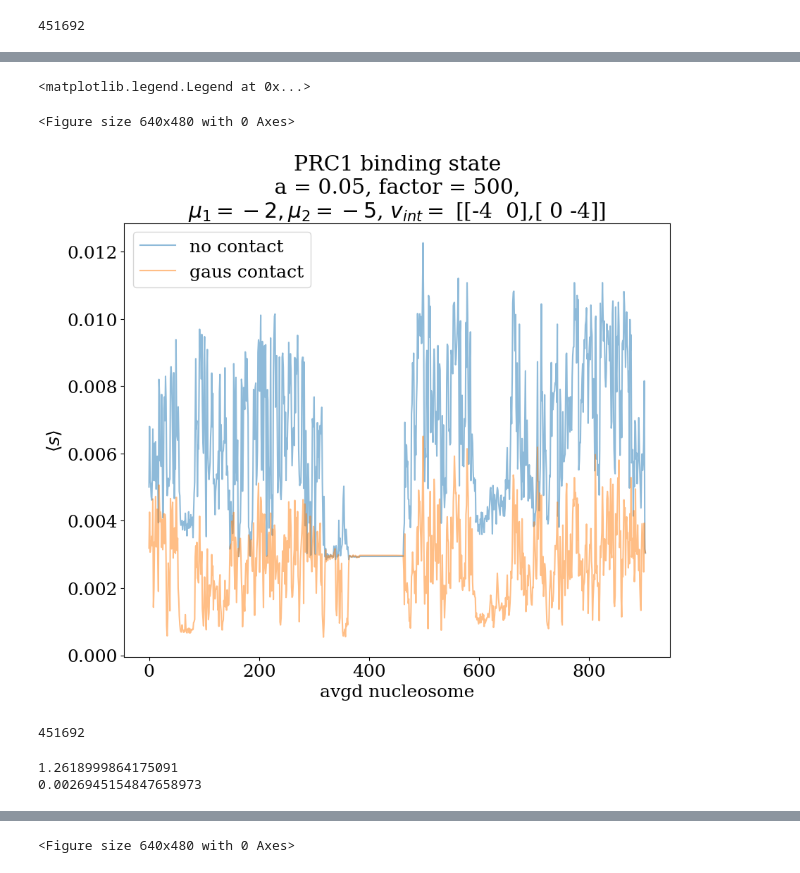
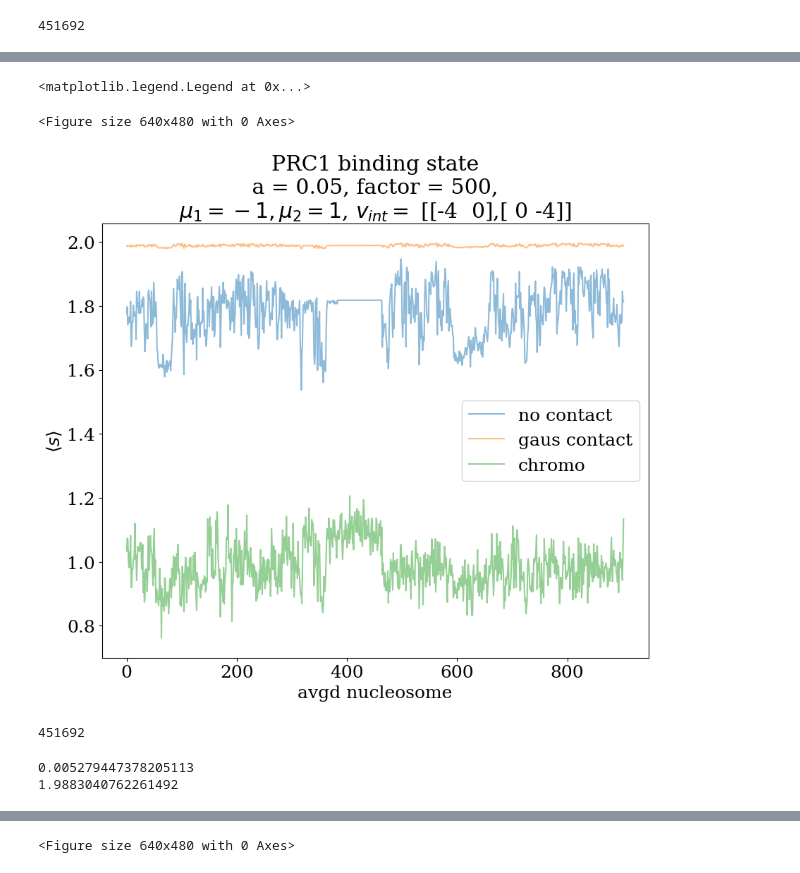
Before and after one commit to tmhabte/wlcsim_membrane, a Jupyter notebook: config_binding/comp_2mark_epibind.ipynb, the cells around one changed output, grey strips where cells are left out. Cells and saved outputs as stored; diff of their text form; code cells hidden in the pictures.

```diff
--- a/config_binding/comp_2mark_epibind.ipynb
+++ b/config_binding/comp_2mark_epibind.ipynb
@@ -123,0 +187,3 @@ plt.loglog(np.arange(0, 5e6), calc_p_loop(np.arange(0, 5e6), a=1))
+# %%
+i=0
+np.concatenate((calc_p_loop(np.arange(0,i)-i, amp),np.array([0]),calc_p_loop(np.arange(i + 1, n_nuc)-i, amp)))
@@ -133,7 +206,7 @@ plt.loglog(np.arange(0, 5e6), calc_p_loop(np.arange(0, 5e6)))
 # mus = [-4.8,-4.8]
 # mus = [-5,-5]
 # mus = [-4,-5]
-mus = [-2,-5]
+mus = [-1,1]
 # mus = [-0, -4.8]
 # eps = -2
 # j = -2
@@ -226,3 +331,15 @@ print(len(s_arr[0]))
+# %%
+# for df in df_list: #avging over ensembles
+#     n_p = 1
+#     n_b = len(df)#253902
+#     f_hp1 = df["HP1"].astype(int).sum()/(n_b*2)
+#     f_HP1_list.append(f_hp1)
+#     print(f_hp1)
+
+df_final = df_list[-1]
+
+s_1_chromo = df_final["HP1"].values.astype(int)
+s_2_chromo = df_final["PRC1"].values.astype(int)
 # %% [markdown]
 # Co-occupancy maps
 # %% [markdown]
@@ -260,3 +386,7 @@ s_2_noloop = s_bind_noloop[pairs_ind+9] # number of protein 2 bound at each nucl
 
 s_1_avgd_noloop = np.mean(s_1_noloop[:(len(s_1_noloop)//factor)*factor].reshape(-1,factor), axis=1)
 s_2_avgd_noloop = np.mean(s_2_noloop[:(len(s_2_noloop)//factor)*factor].reshape(-1,factor), axis=1)
+
+
+s_1_avgd_chromo = np.mean(s_1_chromo[:(len(s_1_chromo)//factor)*factor].reshape(-1,factor), axis=1)
+s_2_avgd_chromo = np.mean(s_2_chromo[:(len(s_2_chromo)//factor)*factor].reshape(-1,factor), axis=1)
@@ -285,25 +436,27 @@ plt.legend()
 # %%
 fig = plt.figure()
 plt.figure(figsize=(10,8))
 
 font = {'family' : 'serif',
         'weight':'normal',
         'size': 18}
 plt.rc('font', **font)
 
 plt.plot(np.arange(n_nuc//factor), s_2_avgd_noloop, alpha = 0.5, label = "no contact")
 plt.plot(np.arange(n_nuc//factor), s_2_avgd, alpha = 0.5, label = "gaus contact")
+plt.plot(np.arange(n_nuc//factor), s_2_avgd_chromo, alpha = 0.5, label = "chromo")
+
 plt.title("PRC1 binding state" + "\n" \
           + " a = %s, factor = %s, " % (amp, factor) + "\n" \
           "$\mu_1 = %s, \mu_2 = %s$," % (mus[0], mus[1])  \
           +  " $v_{int} = $ [" + str(v_int[0]) + "," + str(v_int[1]) + "]" )
 plt.xlabel("avgd nucleosome")
 plt.ylabel(r"$ \langle s \rangle$")
 plt.legend()
 # %% [output]
 <matplotlib.legend.Legend at 0x...>
 <Figure size 640x480 with 0 Axes>
-[figure, old version]
+[figure, new version]
 # %%
 n_nuc
 # %% [output]
@@ -312,8 +465,8 @@ n_nuc
 print(np.mean(s_1))
 print(np.mean(s_2))
 # %% [output]
-1.2618999864175091
-0.0026945154847658973
+0.005279447378205113
+1.9883040762261492
 # %%
 %%time
 
```
Also changed, not shown: parts of 30 cells of this notebook.
